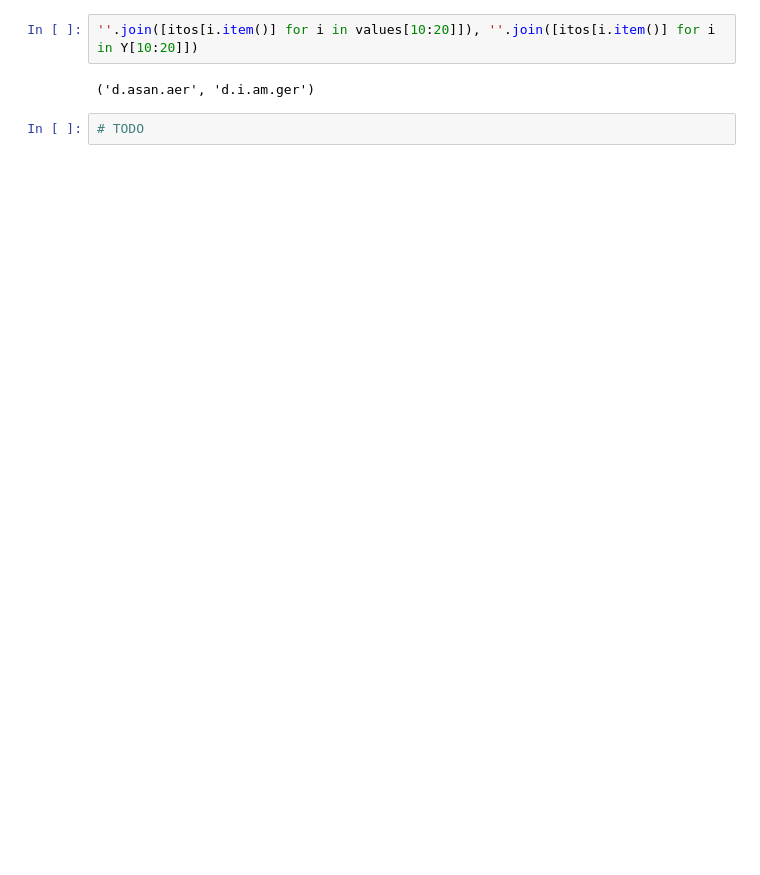
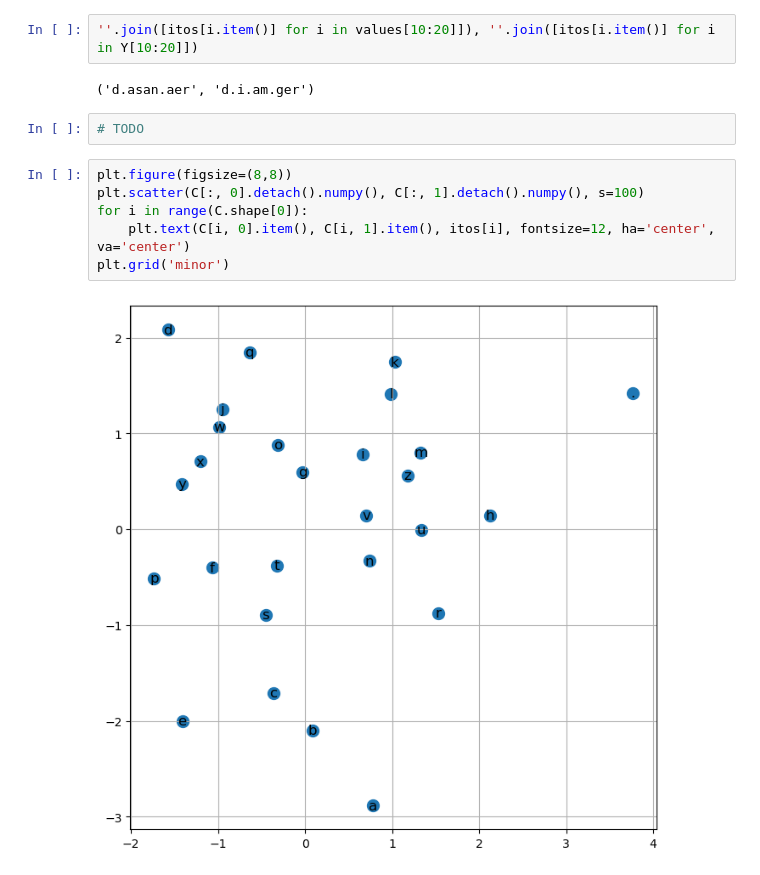
Before and after one commit to gerryfrank10/NLP, a Jupyter notebook: part2.ipynb, the cells around one changed output. Drawn from its saved outputs; the diff is of its cells as text; blank space fills up the shorter version.

```diff
--- a/part2.ipynb
+++ b/part2.ipynb
@@ -331,3 +362,11 @@ itos[values[0].item()], itos[Y[0].item()]
 ('d.asan.aer', 'd.i.am.ger')
 # %%
 # TODO
+# %%
+plt.figure(figsize=(8,8))
+plt.scatter(C[:, 0].detach().numpy(), C[:, 1].detach().numpy(), s=100)
+for i in range(C.shape[0]):
+    plt.text(C[i, 0].item(), C[i, 1].item(), itos[i], fontsize=12, ha='center', va='center')
+plt.grid('minor')
+# %% [output]
+[figure, added]
```
Also changed, not shown: parts of 24 cells of this notebook.
